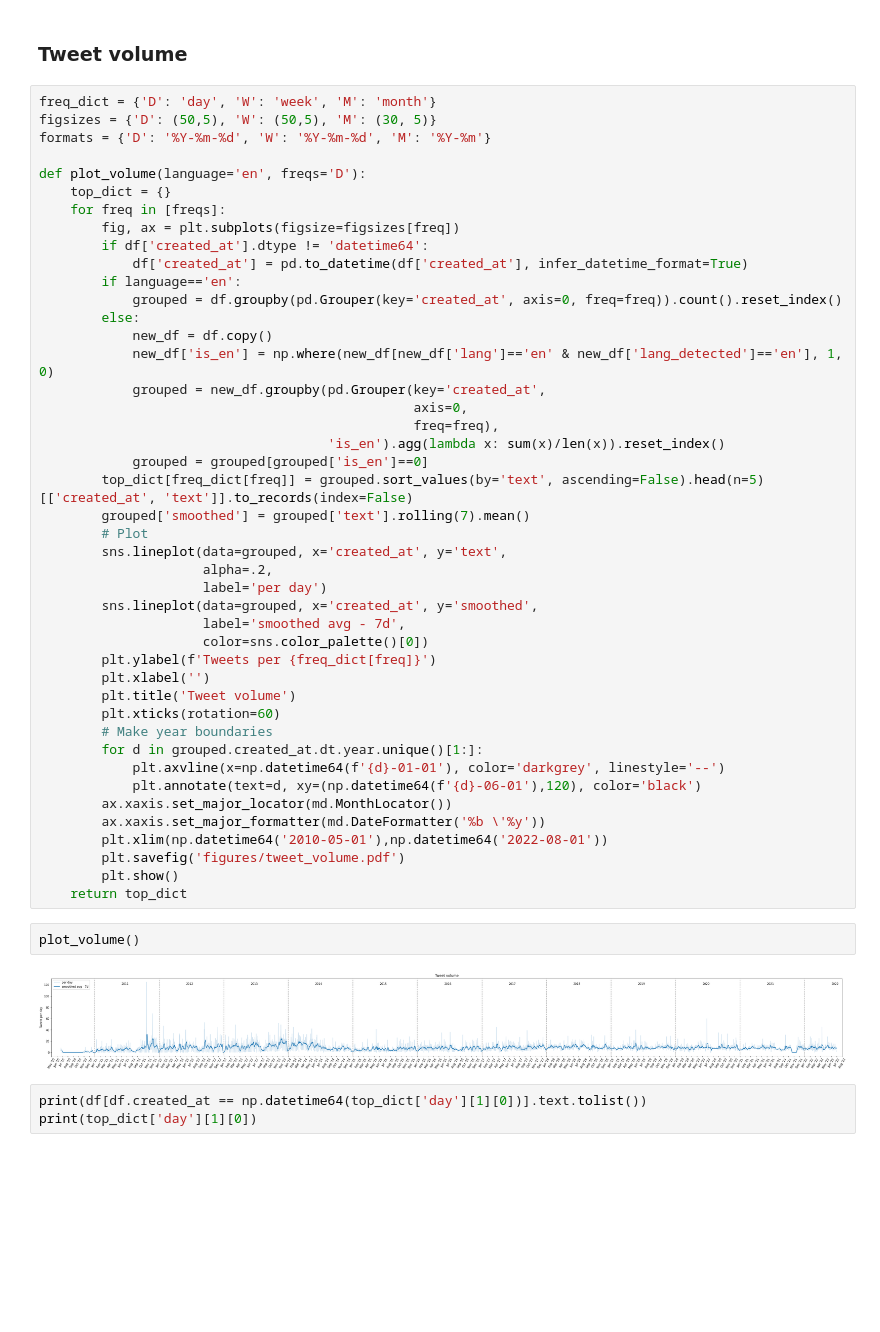
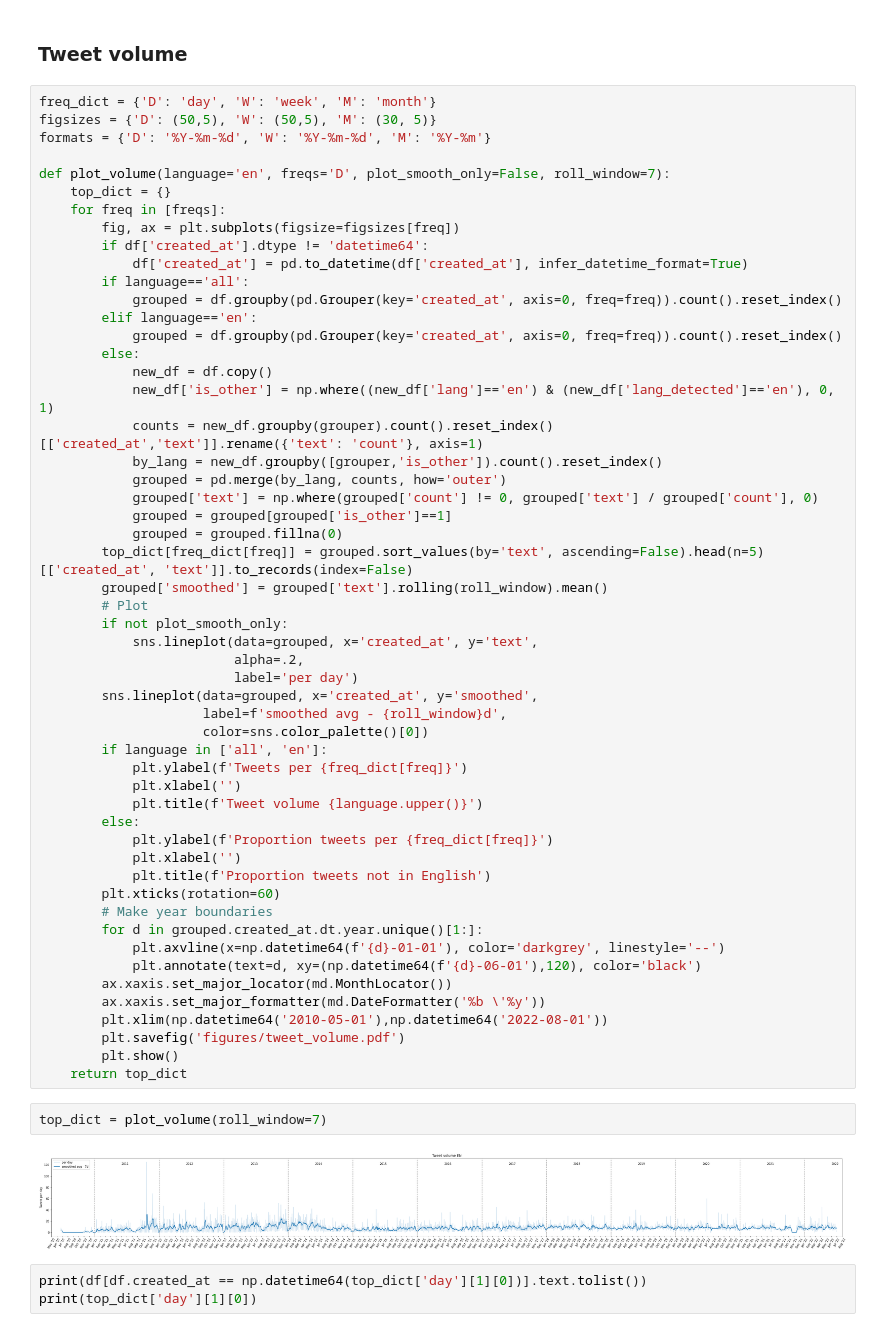
Before and after one commit to rbroc/eucomm-twitter, a Jupyter notebook: process_data.ipynb, the cells around one changed output. Saved outputs shown, nothing was run; the diff lists cells and outputs as text; blank space fills up the shorter version.

```diff
--- a/process_data.ipynb
+++ b/process_data.ipynb
@@ -51,34 +51,43 @@ freq_dict = {'D': 'day', 'W': 'week', 'M': 'month'}
 figsizes = {'D': (50,5), 'W': (50,5), 'M': (30, 5)}
 formats = {'D': '%Y-%m-%d', 'W': '%Y-%m-%d', 'M': '%Y-%m'}
 
-def plot_volume(language='en', freqs='D'):
+def plot_volume(language='en', freqs='D', plot_smooth_only=False, roll_window=7):
     top_dict = {}
     for freq in [freqs]:
         fig, ax = plt.subplots(figsize=figsizes[freq])
         if df['created_at'].dtype != 'datetime64':
             df['created_at'] = pd.to_datetime(df['created_at'], infer_datetime_format=True)
-        if language=='en':
+        if language=='all':
+            grouped = df.groupby(pd.Grouper(key='created_at', axis=0, freq=freq)).count().reset_index()
+        elif language=='en':
             grouped = df.groupby(pd.Grouper(key='created_at', axis=0, freq=freq)).count().reset_index()
         else:
             new_df = df.copy()
-            new_df['is_en'] = np.where(new_df[new_df['lang']=='en' & new_df['lang_detected']=='en'], 1, 0)
-            grouped = new_df.groupby(pd.Grouper(key='created_at',
-                                                axis=0,
-                                                freq=freq),
-                                     'is_en').agg(lambda x: sum(x)/len(x)).reset_index()
-            grouped = grouped[grouped['is_en']==0]
+            new_df['is_other'] = np.where((new_df['lang']=='en') & (new_df['lang_detected']=='en'), 0, 1)
+            counts = new_df.groupby(grouper).count().reset_index()[['created_at','text']].rename({'text': 'count'}, axis=1)
+            by_lang = new_df.groupby([grouper,'is_other']).count().reset_index()
+            grouped = pd.merge(by_lang, counts, how='outer')
+            grouped['text'] = np.where(grouped['count'] != 0, grouped['text'] / grouped['count'], 0)
+            grouped = grouped[grouped['is_other']==1]
+            grouped = grouped.fillna(0)
         top_dict[freq_dict[freq]] = grouped.sort_values(by='text', ascending=False).head(n=5)[['created_at', 'text']].to_records(index=False)
-        grouped['smoothed'] = grouped['text'].rolling(7).mean()
+        grouped['smoothed'] = grouped['text'].rolling(roll_window).mean()
         # Plot
-        sns.lineplot(data=grouped, x='created_at', y='text',
-                     alpha=.2,
-                     label='per day')
+        if not plot_smooth_only:
+            sns.lineplot(data=grouped, x='created_at', y='text',
+                         alpha=.2,
+                         label='per day')
         sns.lineplot(data=grouped, x='created_at', y='smoothed',
-                     label='smoothed avg - 7d',
+                     label=f'smoothed avg - {roll_window}d',
                      color=sns.color_palette()[0])
-        plt.ylabel(f'Tweets per {freq_dict[freq]}')
-        plt.xlabel('')
-        plt.title('Tweet volume')
+        if language in ['all', 'en']:
+            plt.ylabel(f'Tweets per {freq_dict[freq]}')
+            plt.xlabel('')
+            plt.title(f'Tweet volume {language.upper()}')
+        else:
+            plt.ylabel(f'Proportion tweets per {freq_dict[freq]}')
+            plt.xlabel('')
+            plt.title(f'Proportion tweets not in English')
         plt.xticks(rotation=60)
         # Make year boundaries
         for d in grouped.created_at.dt.year.unique()[1:]:
@@ -90,10 +99,10 @@ def plot_volume(language='en', freqs='D'):
         plt.savefig('figures/tweet_volume.pdf')
         plt.show()
     return top_dict
-# %%
-plot_volume()
-# %% [output]
-[figure, removed]
+# %%
+top_dict = plot_volume(roll_window=7)
+# %% [output]
+[figure, added]
 # %%
 print(df[df.created_at == np.datetime64(top_dict['day'][1][0])].text.tolist())
 print(top_dict['day'][1][0])
```
Also changed, not shown: parts of 17 cells of this notebook, 2 other files.
